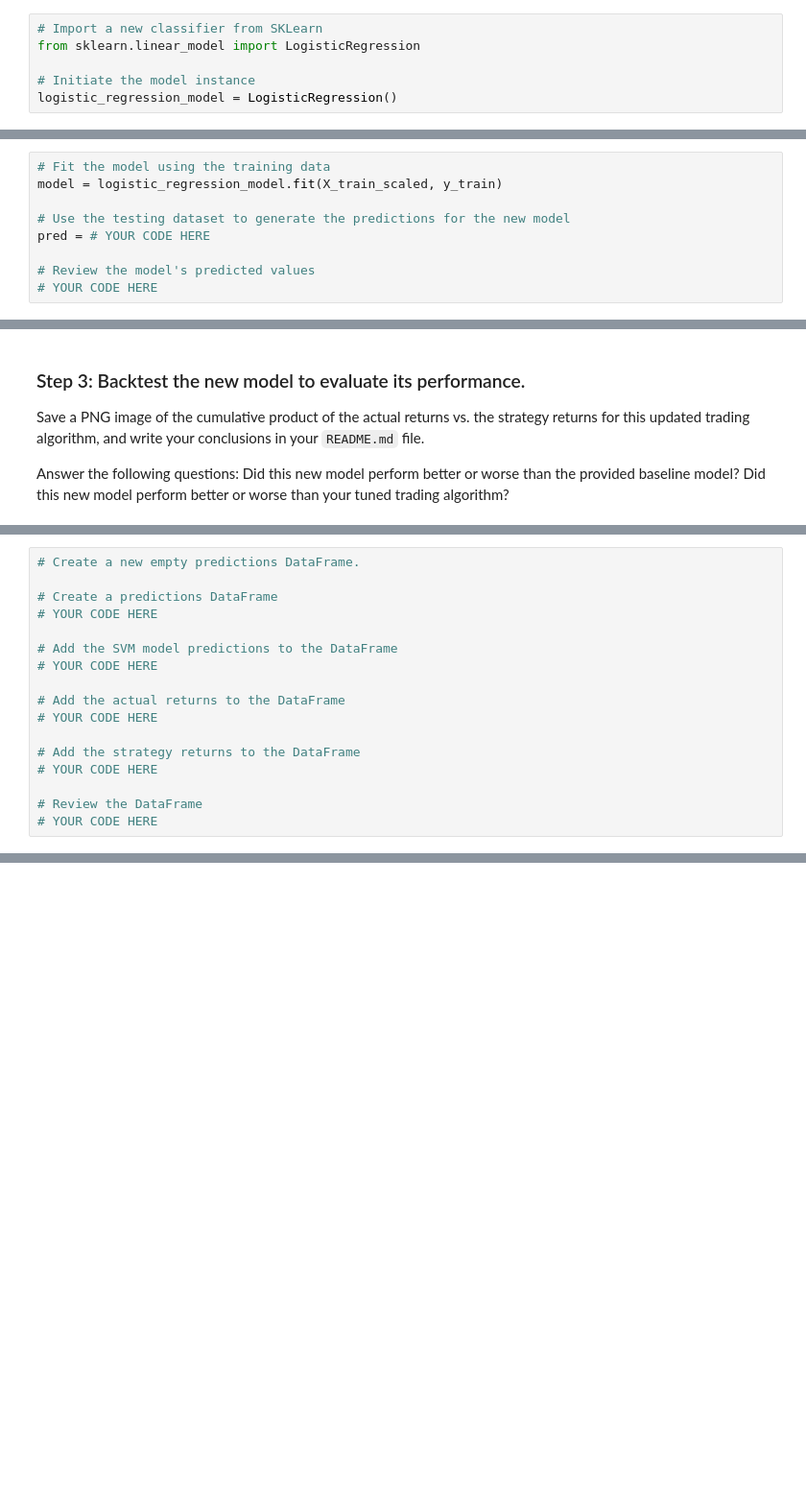
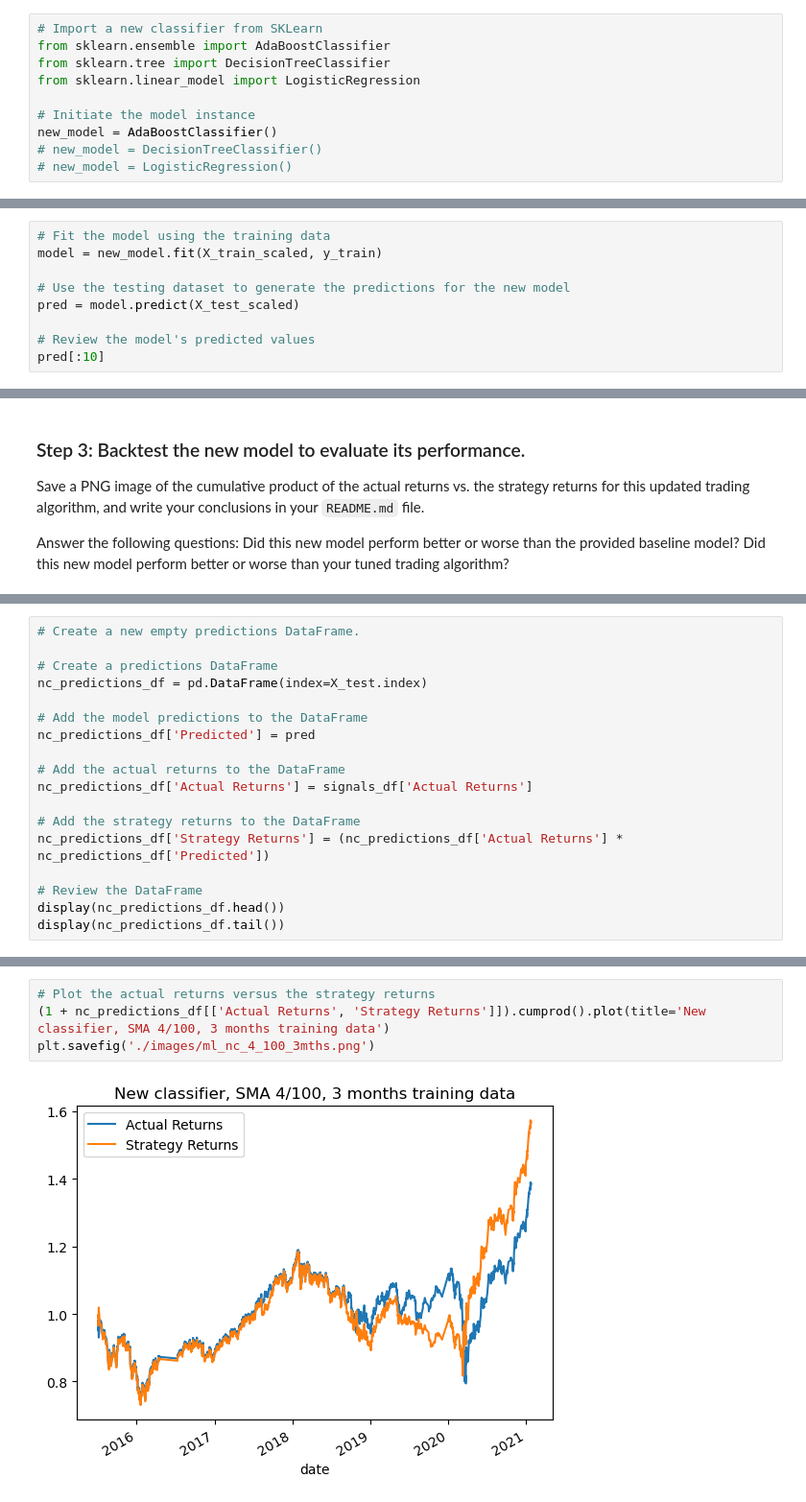
Before and after one commit to jamestan8292/Machine_Learning_Trading_Bot, a Jupyter notebook: machine_learning_trading_bot.ipynb, the cells around one changed output, grey strips where cells are left out. Shown: that part at 96% size. Drawn from its saved outputs; the diff is of its cells as text; blank space fills up the shorter version.

```diff
--- a/machine_learning_trading_bot.ipynb
+++ b/machine_learning_trading_bot.ipynb
@@ -423,18 +369,22 @@ In this section, you’ll use the original parameters that the starter code prov
 ### Step 1:  Import a new classifier, such as `AdaBoost`, `DecisionTreeClassifier`, or `LogisticRegression`. (For the full list of classifiers, refer to the [Supervised learning page](https://scikit-learn.org/stable/supervised_learning.html) in the scikit-learn documentation.)
 # %%
 # Import a new classifier from SKLearn
+from sklearn.ensemble import AdaBoostClassifier
+from sklearn.tree import DecisionTreeClassifier
 from sklearn.linear_model import LogisticRegression
 
 # Initiate the model instance
-logistic_regression_model = LogisticRegression()
+new_model = AdaBoostClassifier()
+# new_model = DecisionTreeClassifier()
+# new_model = LogisticRegression()
 # %% [markdown]
 ### Step 2: Using the original training data as the baseline model, fit another model with the new classifier.
 # %%
 # Fit the model using the training data
-model = logistic_regression_model.fit(X_train_scaled, y_train)
+model = new_model.fit(X_train_scaled, y_train)
 
 # Use the testing dataset to generate the predictions for the new model
-pred = # YOUR CODE HERE
+pred = model.predict(X_test_scaled)
 
 # Review the model's predicted values
-# YOUR CODE HERE
+pred[:10]
@@ -456,16 +417,17 @@ Did this new model perform better or worse than your tuned trading algorithm?
 # Create a new empty predictions DataFrame.
 
 # Create a predictions DataFrame
-# YOUR CODE HERE
+nc_predictions_df = pd.DataFrame(index=X_test.index)
 
-# Add the SVM model predictions to the DataFrame
-# YOUR CODE HERE
+# Add the model predictions to the DataFrame
+nc_predictions_df['Predicted'] = pred
 
 # Add the actual returns to the DataFrame
-# YOUR CODE HERE
+nc_predictions_df['Actual Returns'] = signals_df['Actual Returns']
 
 # Add the strategy returns to the DataFrame
-# YOUR CODE HERE
+nc_predictions_df['Strategy Returns'] = (nc_predictions_df['Actual Returns'] * nc_predictions_df['Predicted'])
 
 # Review the DataFrame
-# YOUR CODE HERE
+display(nc_predictions_df.head())
+display(nc_predictions_df.tail())
@@ -474,0 +449,6 @@ Did this new model perform better or worse than your tuned trading algorithm?
+# %%
+# Plot the actual returns versus the strategy returns
+(1 + nc_predictions_df[['Actual Returns', 'Strategy Returns']]).cumprod().plot(title='New classifier, SMA 4/100, 3 months training data')
+plt.savefig('./images/ml_nc_4_100_3mths.png')
+# %% [output]
+[figure, added]
```
Also changed, not shown: parts of 11 cells of this notebook, 1 other file.
